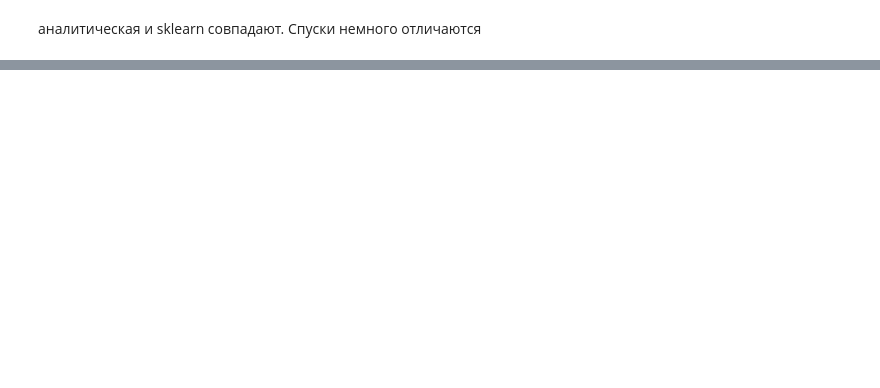
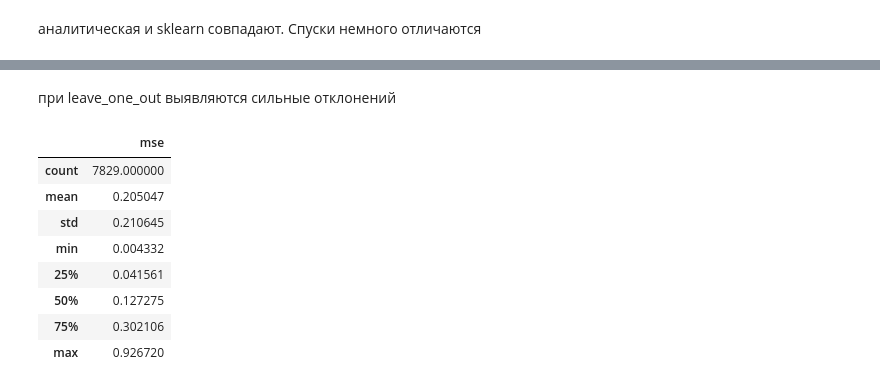
Before and after one commit to zggff/mai_ml, a Jupyter notebook: lab1.ipynb, the cells around one changed output, grey strips where cells are left out. Drawn from its saved outputs; the diff is of its cells as text; code cells hidden in the pictures; blank space fills up the shorter version.

```diff
--- a/lab1.ipynb
+++ b/lab1.ipynb
@@ -482,2 +482,28 @@ res
 # %% [markdown]
 аналитическая и sklearn совпадают. Спуски немного отличаются
+# %%
+def k_fold(model, X, y, k=5):
+    permutation = np.random.permutation(X.shape[0])
+    splits = np.array_split(permutation, k)
+    scores = []
+    for i in range(k):
+        test_idx = splits[i]
+        train_idx = np.concatenate([splits[j] for j in range(k) if j != i])
+        X_train, X_test = X[train_idx], X[test_idx]
+        y_train, y_test = y[train_idx], y[test_idx]
+
+        model.fit(X_train, y_train)
+        pred = model.predict(X_test)
+        scores.append(calc_mse(y_test, pred))
+    return scores
+
+def leave_one_out(model, X, y):
+    scores = []
+    for i in range(X.shape[0]):
+        X_test, y_test = X[i:i+1], y[i:i+1]
+        X_train = np.concatenate([X[:i], X[i+1:]])
+        y_train = np.concatenate([y[:i], y[i+1:]])
+        model.fit(X_train, y_train)
+        pred = model.predict(X_test)
+        scores.append(calc_mse(y_test, pred))
+    return scores
@@ -483,0 +519,4 @@ res
+# %%
+lin_an = Linear()
+mse = leave_one_out(lin_an, X2.to_numpy(), y2.to_numpy())
+print("calculated")
@@ -483,0 +525,3 @@ res
+# %%
+resmse = pd.DataFrame({"mse": mse})
+resmse.describe()
@@ -483,0 +538,17 @@ res
+# %% [markdown]
+при leave_one_out выявляются сильные отклонений
+# %%
+resmse2 = resmse[(resmse["mse"] < resmse["mse"].quantile(0.9)) &
+        (resmse["mse"] > resmse["mse"].quantile(0.1))
+]
+resmse2.describe()
+# %% [output]
+|  | mse |
+| count | 7829.000000 |
+| mean | 0.205047 |
+| std | 0.210645 |
+| min | 0.004332 |
+| 25% | 0.041561 |
+| 50% | 0.127275 |
+| 75% | 0.302106 |
+| max | 0.926720 |
```
Also changed, not shown: parts of 9 cells of this notebook, 1 other file.
